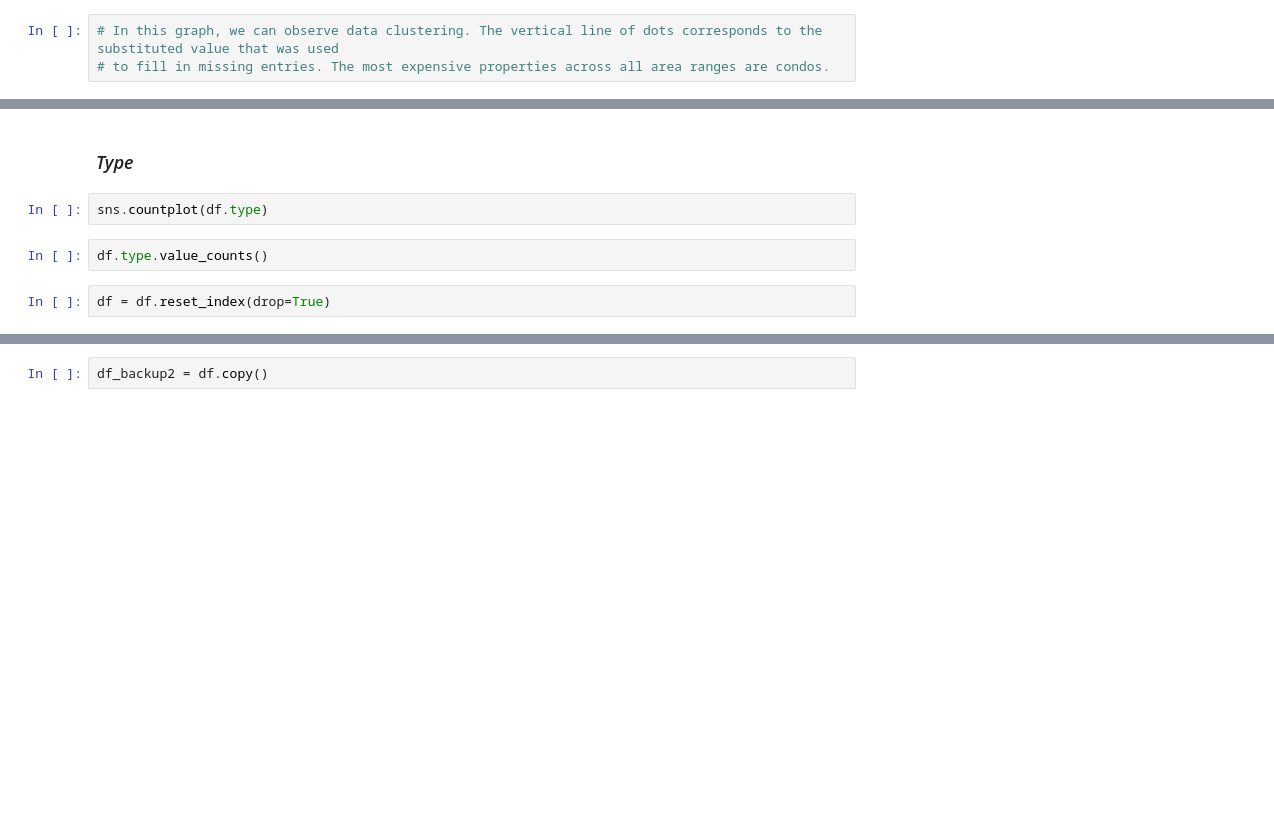
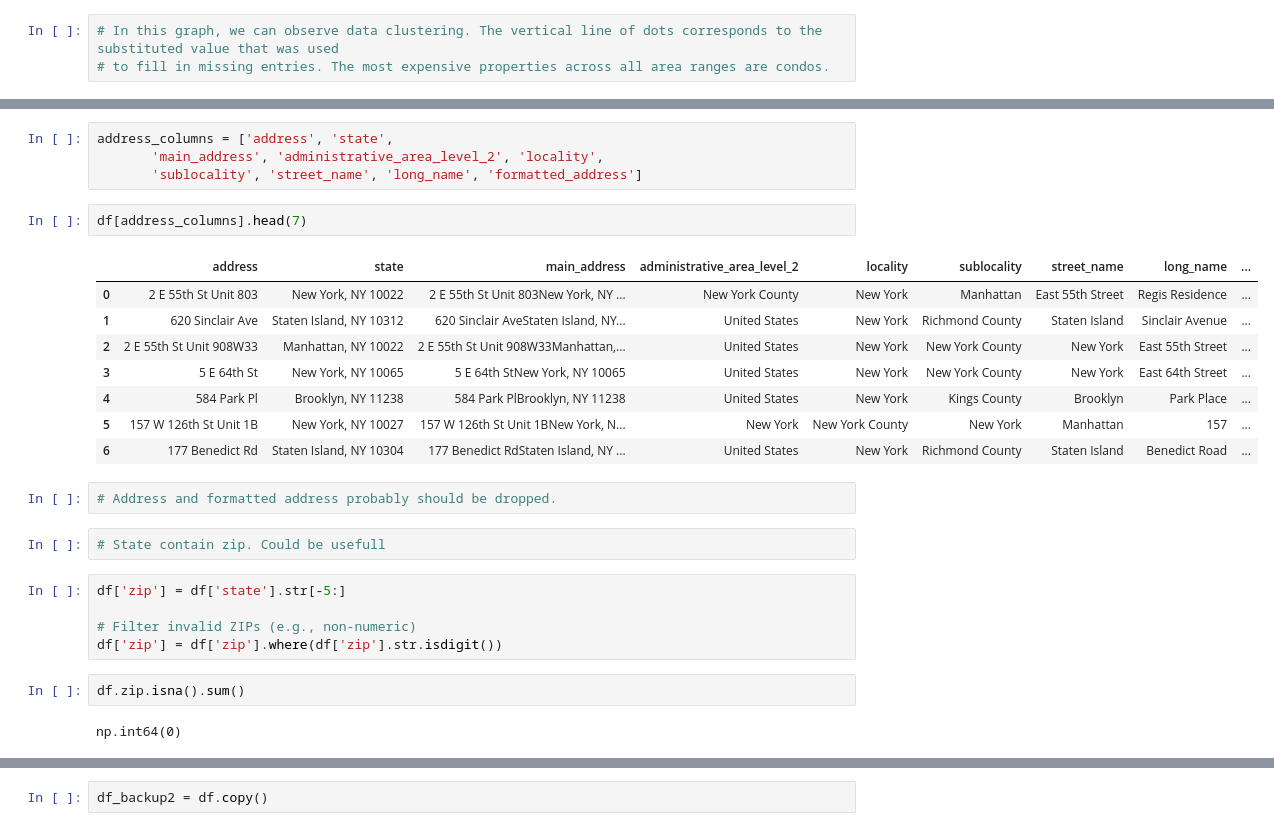
Before and after one commit to codekot/nyc-housing-project, a Jupyter notebook: notebooks/nyc_2024.ipynb, the cells around one changed output, grey strips where cells are left out. Cells and saved outputs as stored; diff of their text form; blank space fills up the shorter version.

Commit message:
Work with address features

```diff
--- a/notebooks/nyc_2024.ipynb
+++ b/notebooks/nyc_2024.ipynb
@@ -918,8 +916,28 @@ Index(['type', 'price', 'beds', 'bath', 'propertysqft', 'address', 'state',
-# %% [markdown]
-### *Type*
-# %%
-sns.countplot(df.type)
-# %%
-df.type.value_counts()
-# %%
-df = df.reset_index(drop=True)
+# %%
+address_columns = ['address', 'state',
+       'main_address', 'administrative_area_level_2', 'locality',
+       'sublocality', 'street_name', 'long_name', 'formatted_address']
+# %%
+df[address_columns].head(7)
+# %% [output]
+|  | address | state | main_address | administrative_area_level_2 | locality | sublocality | street_name | long_name | ... |
+| 0 | 2 E 55th St Unit 803 | New York, NY 10022 | 2 E 55th St Unit 803New York, NY ... | New York County | New York | Manhattan | East 55th Street | Regis Residence | ... |
+| 1 | 620 Sinclair Ave | Staten Island, NY 10312 | 620 Sinclair AveStaten Island, NY... | United States | New York | Richmond County | Staten Island | Sinclair Avenue | ... |
+| 2 | 2 E 55th St Unit 908W33 | Manhattan, NY 10022 | 2 E 55th St Unit 908W33Manhattan,... | United States | New York | New York County | New York | East 55th Street | ... |
+| 3 | 5 E 64th St | New York, NY 10065 | 5 E 64th StNew York, NY 10065 | United States | New York | New York County | New York | East 64th Street | ... |
+| 4 | 584 Park Pl | Brooklyn, NY 11238 | 584 Park PlBrooklyn, NY 11238 | United States | New York | Kings County | Brooklyn | Park Place | ... |
+| 5 | 157 W 126th St Unit 1B | New York, NY 10027 | 157 W 126th St Unit 1BNew York, N... | New York | New York County | New York | Manhattan | 157 | ... |
+| 6 | 177 Benedict Rd | Staten Island, NY 10304 | 177 Benedict RdStaten Island, NY ... | United States | New York | Richmond County | Staten Island | Benedict Road | ... |
+# %%
+# Address and formatted address probably should be dropped.
+# %%
+# State contain zip. Could be usefull
+# %%
+df['zip'] = df['state'].str[-5:]
+
+# Filter invalid ZIPs (e.g., non-numeric)
+df['zip'] = df['zip'].where(df['zip'].str.isdigit())
+# %%
+df.zip.isna().sum()
+# %% [output]
+np.int64(0)
```
Also changed, not shown: parts of 17 cells of this notebook.
